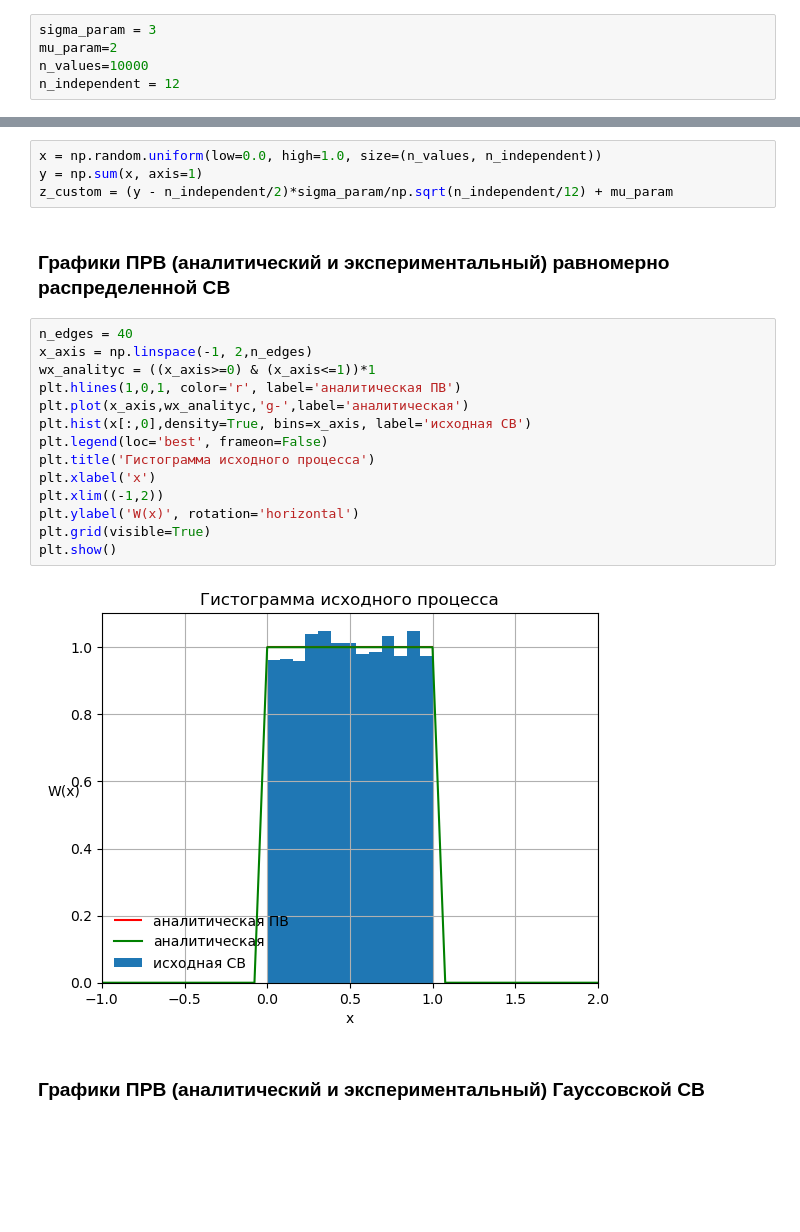
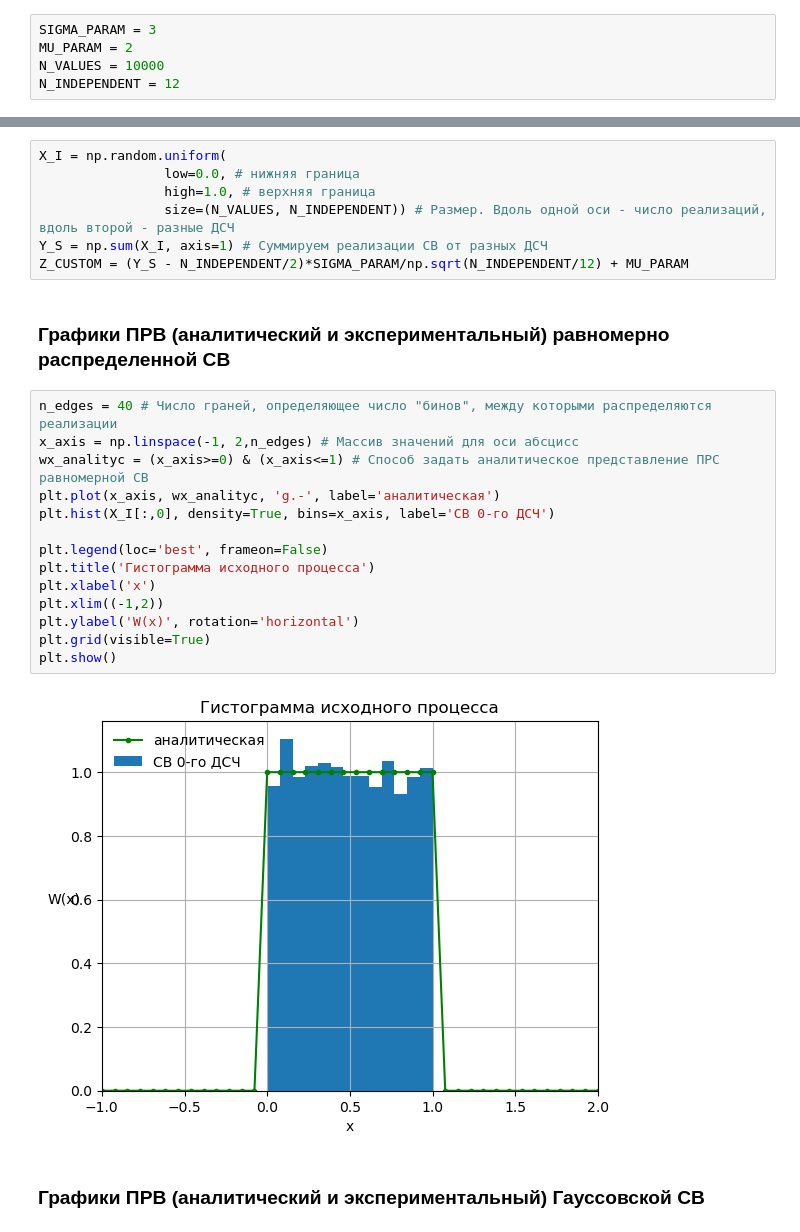
Before and after one commit to DmitryArtWorks/LabMRTS, a Jupyter notebook: template_1.ipynb, the cells around one changed output, grey strips where cells are left out. Cells and saved outputs as stored; diff of their text form; blank space fills up the shorter version.

Commit message:
Удален plt.hlines() для графика равномерно распределенной СВ, поскольку его совершенно не видно Первый вариант редактирования по Google CodeStyle (выглядит не так красиво, как я хотел...)

```diff
--- a/template_1.ipynb
+++ b/template_1.ipynb
@@ -23,9 +20,9 @@ $$
 $$
 # %%
-sigma_param = 3
-mu_param=2
-n_values=10000
-n_independent = 12
+SIGMA_PARAM = 3
+MU_PARAM = 2
+N_VALUES = 10000
+N_INDEPENDENT = 12
 # %% [markdown]
 #### Формирование нормально распределенной СВ двумя способами
 # %% [markdown]
@@ -47,27 +44,30 @@ m_y = n/2 - \text{математическое ожидание СВ y} \\
 m = \text{mu\_param} - \text{математическое ожидание ГСВ}
 $$
 # %%
-x = np.random.uniform(low=0.0, high=1.0, size=(n_values, n_independent))
-y = np.sum(x, axis=1)
-z_custom = (y - n_independent/2)*sigma_param/np.sqrt(n_independent/12) + mu_param
+X_I = np.random.uniform(
+                low=0.0, # нижняя граница
+                high=1.0, # верхняя граница
+                size=(N_VALUES, N_INDEPENDENT)) # Размер. Вдоль одной оси - число реализаций, вдоль второй - разные ДСЧ
+Y_S = np.sum(X_I, axis=1) # Суммируем реализации СВ от разных ДСЧ
+Z_CUSTOM = (Y_S - N_INDEPENDENT/2)*SIGMA_PARAM/np.sqrt(N_INDEPENDENT/12) + MU_PARAM
 # %% [markdown]
 ### Графики ПРВ (аналитический и экспериментальный) равномерно распределенной СВ
 # %%
-n_edges = 40
-x_axis = np.linspace(-1, 2,n_edges)
-wx_analityc = ((x_axis>=0) & (x_axis<=1))*1
-plt.hlines(1,0,1, color='r', label='аналитическая ПВ')
-plt.plot(x_axis,wx_analityc,'g-',label='аналитическая')
-plt.hist(x[:,0],density=True, bins=x_axis, label='исходная СВ')
+n_edges = 40 # Число граней, определяющее число "бинов", между которыми распределяются реализации
+x_axis = np.linspace(-1, 2,n_edges) # Массив значений для оси абсцисс
+wx_analityc = (x_axis>=0) & (x_axis<=1) # Способ задать аналитическое представление ПРС равномерной СВ
+plt.plot(x_axis, wx_analityc, 'g.-', label='аналитическая')
+plt.hist(X_I[:,0], density=True, bins=x_axis, label='СВ 0-го ДСЧ')
+
 plt.legend(loc='best', frameon=False)
 plt.title('Гистограмма исходного процесса')
 plt.xlabel('x')
 plt.xlim((-1,2))
 plt.ylabel('W(x)', rotation='horizontal')
 plt.grid(visible=True)
 plt.show()
 # %% [output]
-[figure, old version]
+[figure, new version]
 # %% [markdown]
 ### Графики ПРВ (аналитический и экспериментальный) Гауссовской СВ
 # %%
```
Also changed, not shown: parts of 6 cells of this notebook.
